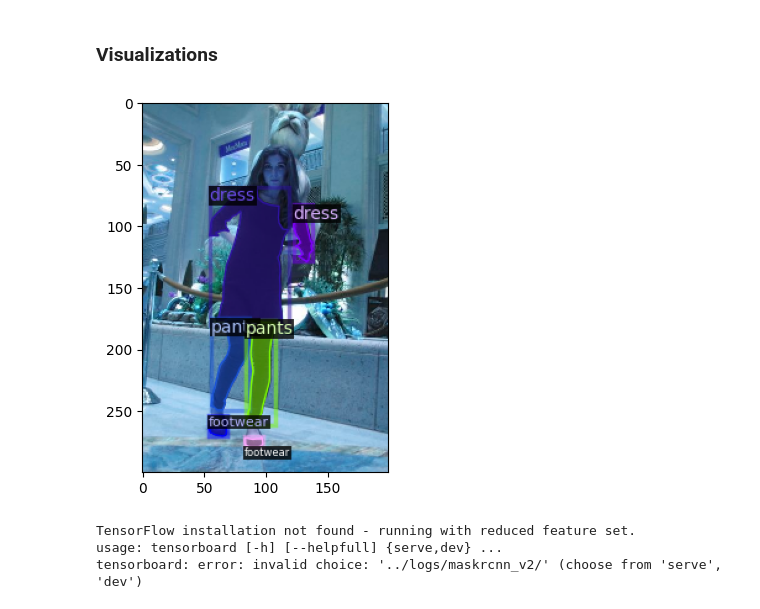
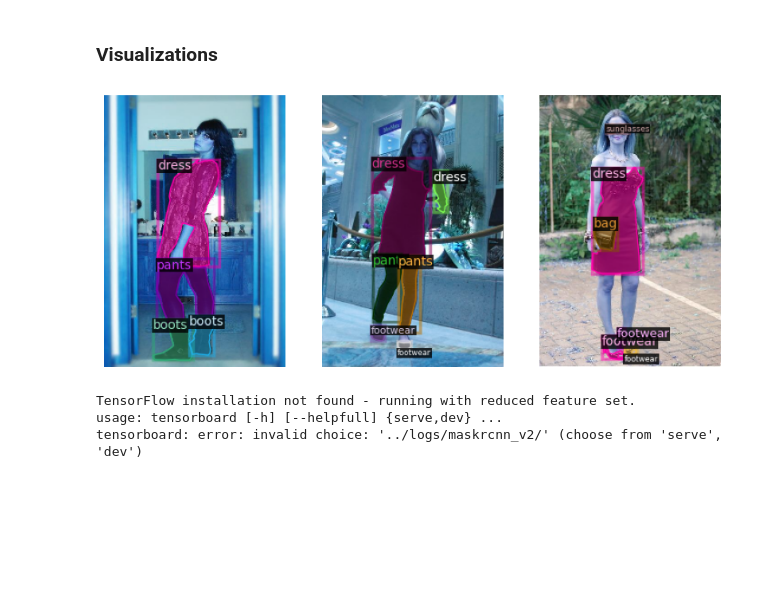
Before and after one commit to stepp1/compVision-DCC, a Jupyter notebook: examen/notebooks/mask-rcnn_old-baseline-R50.ipynb, the cells around one changed output. Drawn from its saved outputs; the diff is of its cells as text; code cells hidden in the pictures; blank space fills up the shorter version.

```diff
--- a/examen/notebooks/mask-rcnn_old-baseline-R50.ipynb
+++ b/examen/notebooks/mask-rcnn_old-baseline-R50.ipynb
@@ -61,9 +61,12 @@ cfg = get_cfg()
 cfg.merge_from_file(model_zoo.get_config_file(model_yaml_path))
 cfg.OUTPUT_DIR = '../logs/maskrcnn_v3_50_1000'
 cfg.DATASETS.TRAIN = ('modanet_instance_segmentation_train',)
-cfg.DATASETS.TEST = ()
+cfg.DATASETS.TEST = ('modanet_instance_segmentation_test',)
+cfg.TEST.EVAL_PERIOD = 300
+
 cfg.DATALOADER.NUM_WORKERS = 2
 cfg.SOLVER.IMS_PER_BATCH = 3
+
 
 NUM_GPUS = 1
 single_iteration = NUM_GPUS * cfg.SOLVER.IMS_PER_BATCH
@@ -163,7 +153,7 @@ roi_heads.mask_head.predictor.{bias, weight}
 The checkpoint state_dict contains keys that are not used by the model:
   proposal_generator.anchor_generator.cell_anchors.{0, 1, 2, 3, 4}
 # %%
-# eval_tools.run_coco_eval()
+eval_tools.run_coco_eval()
 # %%
 random.seed(600)
 
@@ -188,19 +177,27 @@ f.savefig('test.png', dpi=600)
 # %% [markdown]
 ### Visualizations
 # %%
+ds_dicts = []
 for d in test_dataset_dicts:
     f = d["file_name"].split("/")[-1]
-    if f == "282099.jpg":
-        break
+    if f == "682757.jpg" or f == "282099.jpg" or f == "1056237.jpg":
+        ds_dicts.append(d)
 # %%
 import cv2
 import matplotlib.pyplot as plt
 
-out = eval_tools.draw(cv2.imread(d["file_name"]), test_metadata, predictions=False, dataset_dict=d, predictor=eval_tools.predictor)
-plt.imshow(out.get_image()[:, :, ::-1])
+f, axs = plt.subplots(ncols=3, figsize=(10,8))
+
+for idx, ax in enumerate(axs.flatten()):
+    d = ds_dicts[idx]
+    out = eval_tools.draw(cv2.imread(d["file_name"]), test_metadata, predictions=False, dataset_dict=d, predictor=eval_tools.predictor)
+    ax.imshow(out.get_image()[:, :, ::-1])
+    ax.axis("off")
+
+f.savefig('maskrcnn-old-50_GT.png', dpi=600)
 plt.show()
 # %% [output]
-[figure, old version]
+[figure, new version]
 # %%
 test_annots = eval_tools.createAnnots(test_dataset_dicts, mapping = mapping, sample_ratio=2)
 # %%
```
Also changed, not shown: parts of 4 cells of this notebook, 3 other files.
